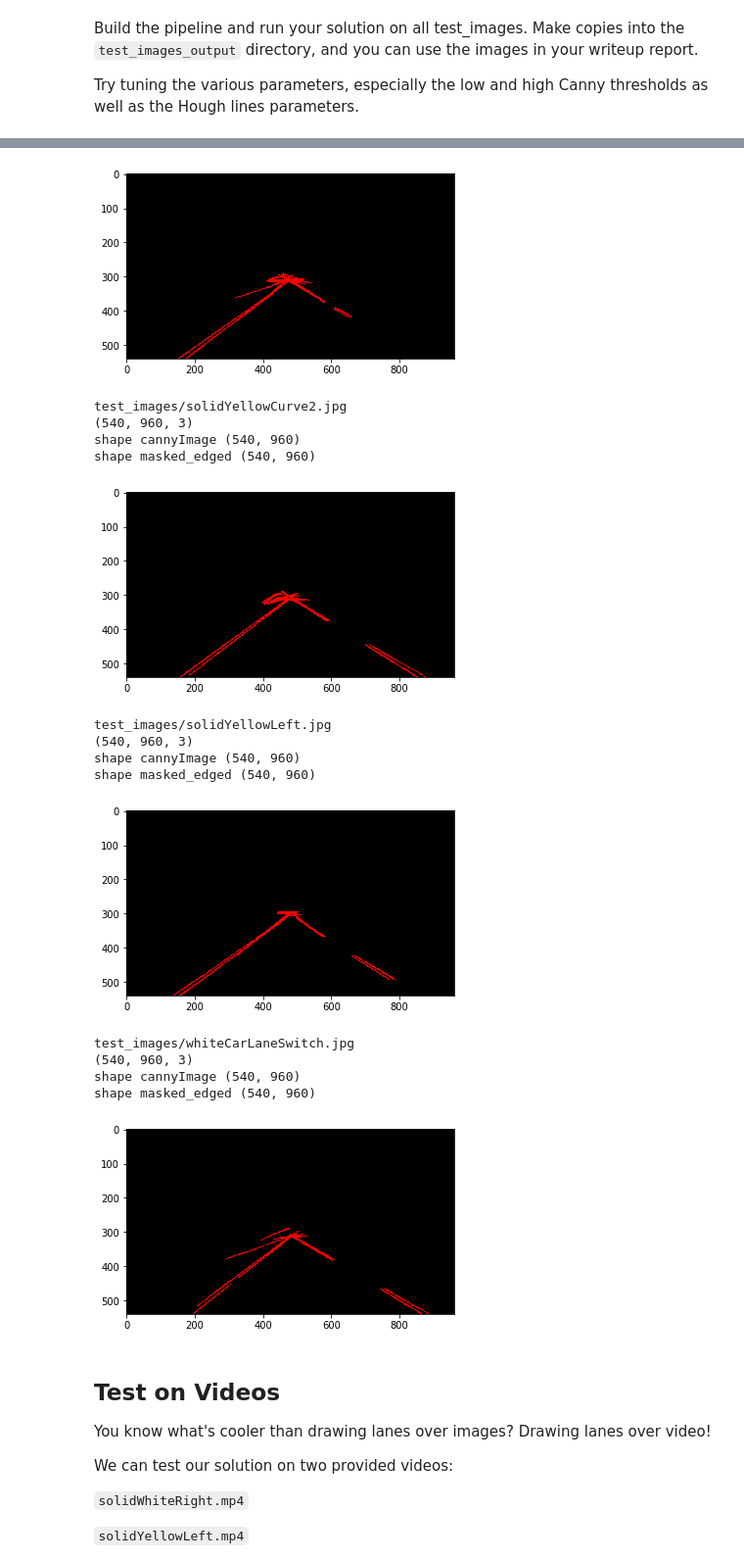
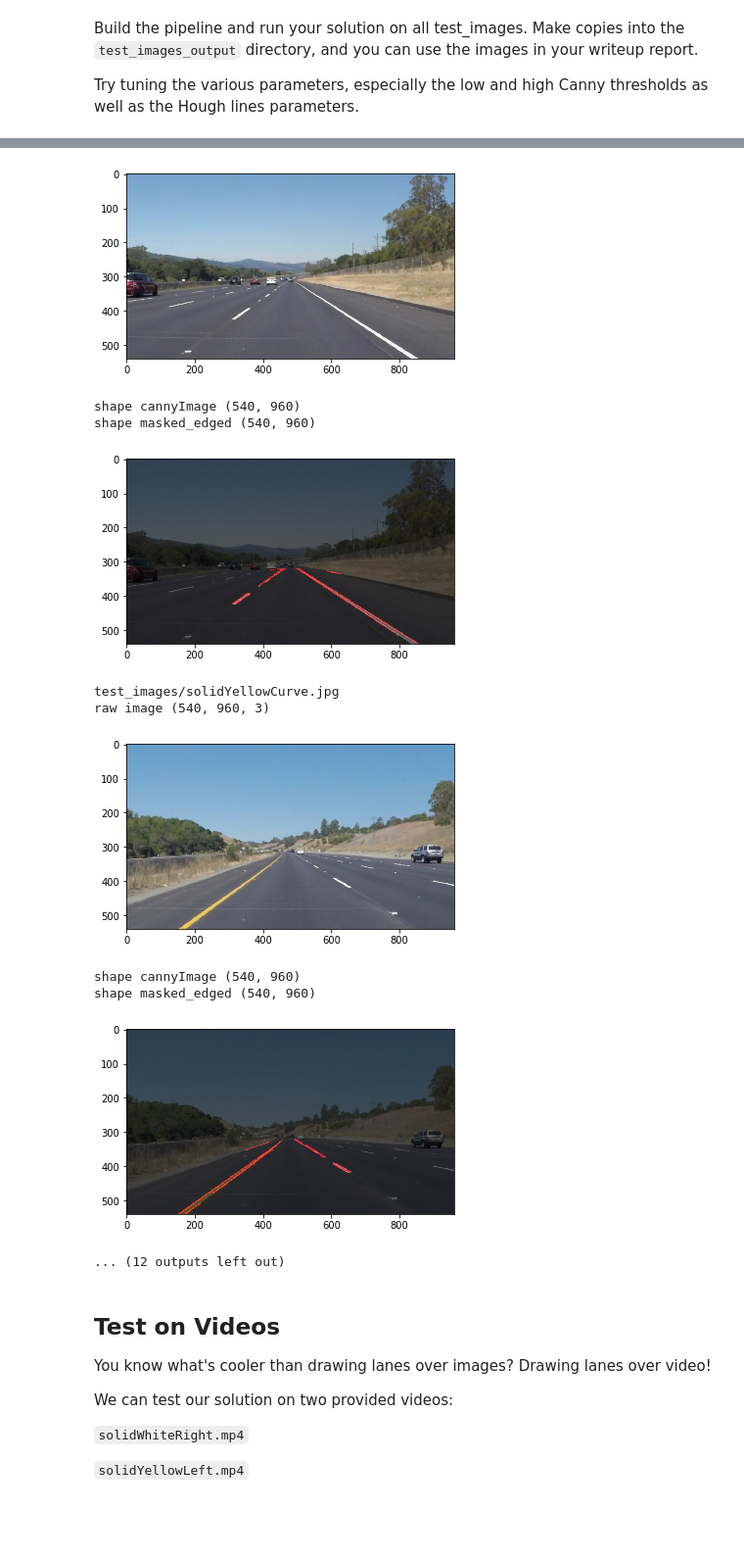
Before and after one commit to kintzhao/CarND-LaneLines-P1, a Jupyter notebook: P1.ipynb, the cells around one changed output, grey strips where cells are left out. Shown at 98% size. Drawn from its saved outputs; the diff is of its cells as text; code cells hidden in the pictures; blank space fills up the shorter version.

Commit message:
fixed process image

```diff
--- a/P1.ipynb
+++ b/P1.ipynb
@@ -193,10 +193,11 @@ print("picture number: ", np.shape(imgs)[0])
 for imgFile in imgs:
     fileAddres = fileDir+imgFile
     print(fileAddres)
-    img = cv2.imread(fileAddres,  cv2.IMREAD_COLOR)
-    print(np.shape(img));
-    #plt.imshow(img)
-    #plt.show()
+    #img = cv2.imread(fileAddres)
+    img = mpimg.imread(fileAddres)
+    print("raw image",np.shape(img));
+    plt.imshow(img)
+    plt.show()
     grayImg= grayscale(img)
 
     guassImage = gaussian_blur(grayImg,5)
@@ -206,7 +207,7 @@ for imgFile in imgs:
     #plt.show()
 
     imshape = image.shape
-    vertices = np.array([[(0,imshape[0]),(450, 290), (490,290), (imshape[1],imshape[0])]], dtype=np.int32)
+    vertices = np.array([[(50,imshape[0]),(400, 320), (600,320), (imshape[1],imshape[0])]], dtype=np.int32)
     maskImg = region_of_interest(cannyImage, vertices)
     print("shape masked_edged",np.shape(maskImg))
 
@@ -219,8 +220,8 @@ for imgFile in imgs:
 
     line_image = hough_lines(maskImg, rho, theta, threshold, min_line_length, max_line_gap)
 
-    resultImg = weighted_img(line_image, img)
-    plt.imshow(line_image)
+    resultImg = weighted_img(line_image,img ,0.4,0.6)
+    plt.imshow(resultImg)
     plt.show()
 # %% [output]
 picture number:  6
@@ -241,19 +236,14 @@ shape masked_edged (540, 960)
-[figure, old version]
+[figure, new version]
-test_images/solidYellowCurve2.jpg
-(540, 960, 3)
 shape cannyImage (540, 960)
 shape masked_edged (540, 960)
-[figure, old version]
+[figure, new version]
-test_images/solidYellowLeft.jpg
-(540, 960, 3)
-shape cannyImage (540, 960)
-shape masked_edged (540, 960)
+test_images/solidYellowCurve.jpg
+raw image (540, 960, 3)
-[figure, old version]
+[figure, new version]
-test_images/whiteCarLaneSwitch.jpg
-(540, 960, 3)
 shape cannyImage (540, 960)
 shape masked_edged (540, 960)
-[figure, old version]
+[figure, new version]
+... (12 outputs left out)
 # %% [markdown]
 ## Test on Videos
 
```
Also changed, not shown: parts of 4 cells of this notebook.
